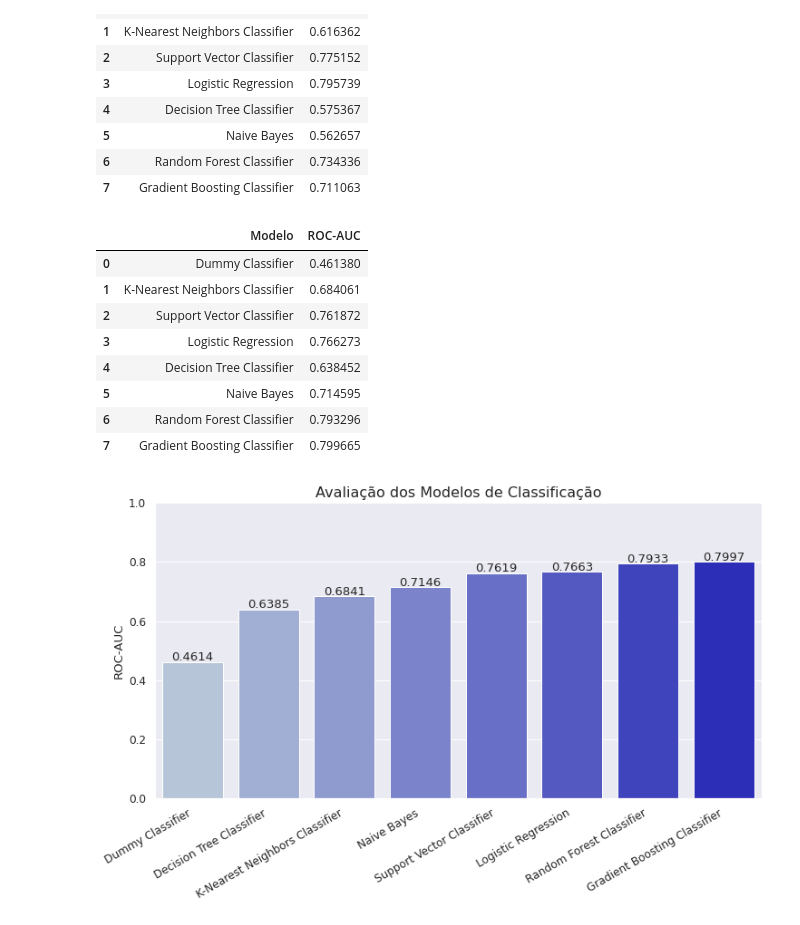
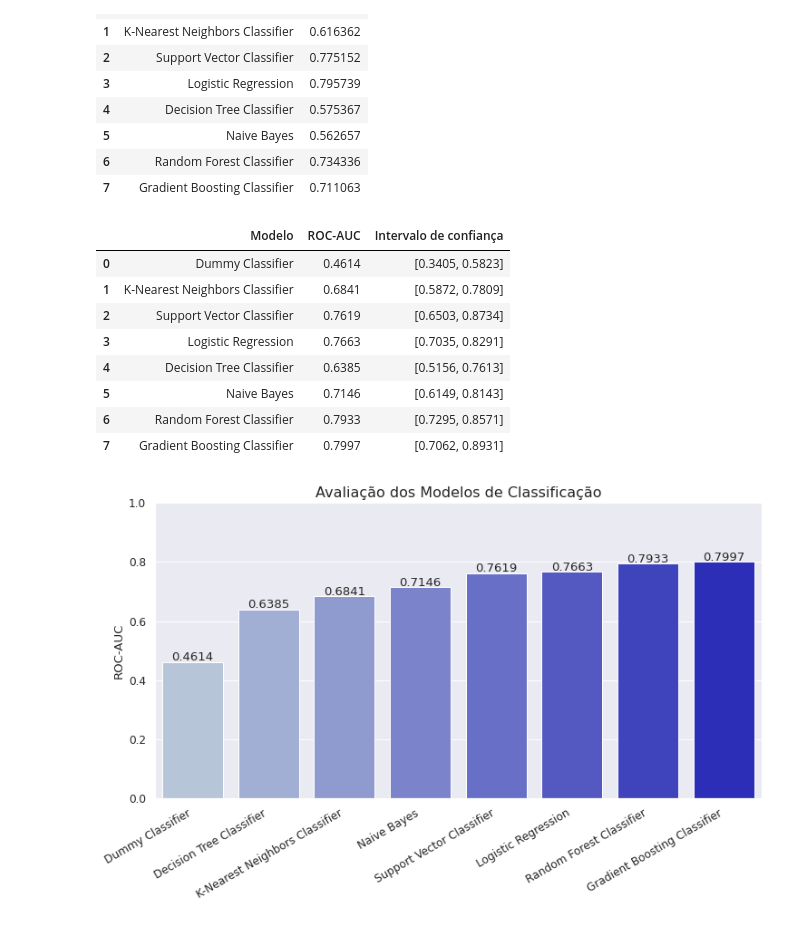
Before and after one commit to claricefiorese/bootcamp-alura-projetos, a Jupyter notebook: Projeto_Final.ipynb, the cells around one changed output. Drawn from its saved outputs; the diff is of its cells as text; code cells hidden in the pictures.

```diff
--- a/Projeto_Final.ipynb
+++ b/Projeto_Final.ipynb
@@ -356,34 +357,39 @@ def calcula_score_treino_teste(dados):
 
   return score_treino_teste
 # %%
-def calcula_score_cross_val(dados):
+def calcula_score_cross_val(dados, modelos):
   '''
   Esta função separa as variáveis de entrada e a variável alvo e avalia os modelos de classificação da lista criada pela função
-  "cria_modelos".
+  "cria_modelos" ou de uma lista qualquer.
   O desempenho de cada modelo é avaliado segundo auc (area under the receiver operating characteristic curve) usando a validação cruzada
   "StratifiedKFold".
 
   Parâmetros:
     dados: dataset a ser utilizado
+    modelos: lista de modelos a serem avaliados
 
-  Returna:
+  Retorna:
     score_cross_val: DataFrame contendo os modelos e os respectivos valores de auc
   '''
 
   np.random.seed(433011)
-  modelos = cria_modelos()
+  lista_modelos = modelos
   x, y = separa_xy(dados)
   cv = StratifiedKFold(10, random_state=433011, shuffle=True)
 
   nomes = []
   scores = []
+  ic = []
 
-  for nome, modelo in modelos:
+  for nome, modelo in lista_modelos:
 
-      score = cross_val_score(modelo, x, y, cv=cv, scoring="roc_auc").mean()
+      score = cross_val_score(modelo, x, y, cv=cv, scoring="roc_auc")
       nomes.append(nome)
-      scores.append(score)
+      scores.append(round(score.mean(), 4))
+      ici = round(score.mean() - (2 * score.std()), 4)
+      ics = round(score.mean() + (2 * score.std()), 4)
+      ic.append(f"[{ici}, {ics}]")
 
-  score_cross_val = pd.DataFrame({"Modelo": nomes, "ROC-AUC": scores})
+  score_cross_val = pd.DataFrame({"Modelo": nomes, "ROC-AUC": scores, "Intervalo de confiança": ic})
 
   return score_cross_val
@@ -1208,17 +1213,17 @@ calcula_score_treino_teste(dados_sem_correlacao)
 | 7 | Gradient Boosting Classifier | 0.711063 |
 # %%
 #Separando as variáveis de entrada e a variável alvo e avaliando os modelos de classificação usando a validação cruzada "StratifiedKFold"
-calcula_score_cross_val(dados_sem_correlacao)
+calcula_score_cross_val(dados_sem_correlacao, cria_modelos())
 # %% [output]
-|  | Modelo | ROC-AUC |
-| 0 | Dummy Classifier | 0.461380 |
-| 1 | K-Nearest Neighbors Classifier | 0.684061 |
-| 2 | Support Vector Classifier | 0.761872 |
-| 3 | Logistic Regression | 0.766273 |
-| 4 | Decision Tree Classifier | 0.638452 |
-| 5 | Naive Bayes | 0.714595 |
-| 6 | Random Forest Classifier | 0.793296 |
-| 7 | Gradient Boosting Classifier | 0.799665 |
+|  | Modelo | ROC-AUC | Intervalo de confiança |
+| 0 | Dummy Classifier | 0.4614 | [0.3405, 0.5823] |
+| 1 | K-Nearest Neighbors Classifier | 0.6841 | [0.5872, 0.7809] |
+| 2 | Support Vector Classifier | 0.7619 | [0.6503, 0.8734] |
+| 3 | Logistic Regression | 0.7663 | [0.7035, 0.8291] |
+| 4 | Decision Tree Classifier | 0.6385 | [0.5156, 0.7613] |
+| 5 | Naive Bayes | 0.7146 | [0.6149, 0.8143] |
+| 6 | Random Forest Classifier | 0.7933 | [0.7295, 0.8571] |
+| 7 | Gradient Boosting Classifier | 0.7997 | [0.7062, 0.8931] |
 # %%
 #Plotando o gráfico comparativo de auc para cada modelo de classificação
 data = calcula_score_cross_val(dados_sem_correlacao)
```
Also changed, not shown: parts of 86 cells of this notebook.
